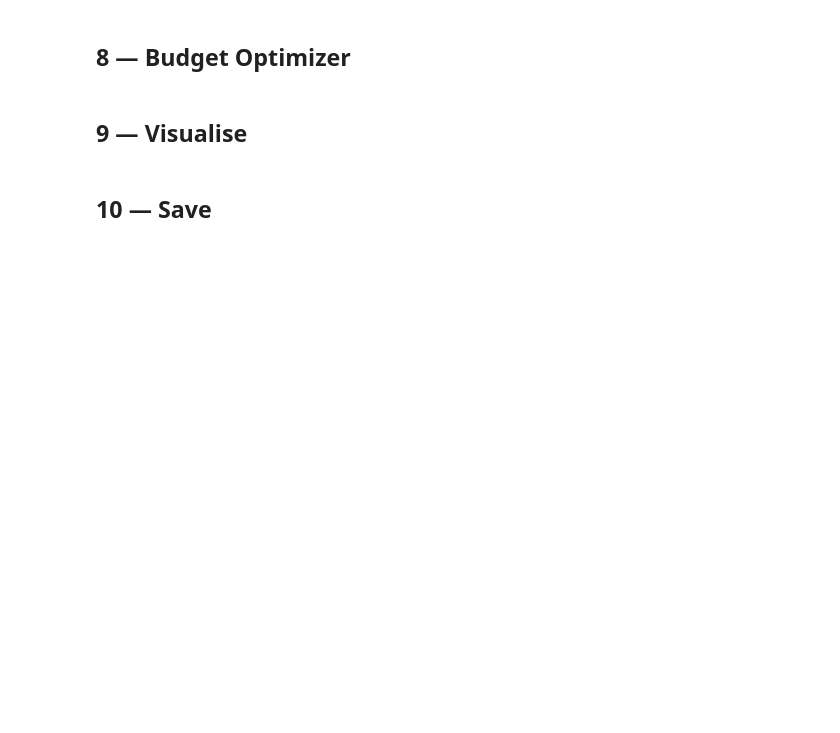
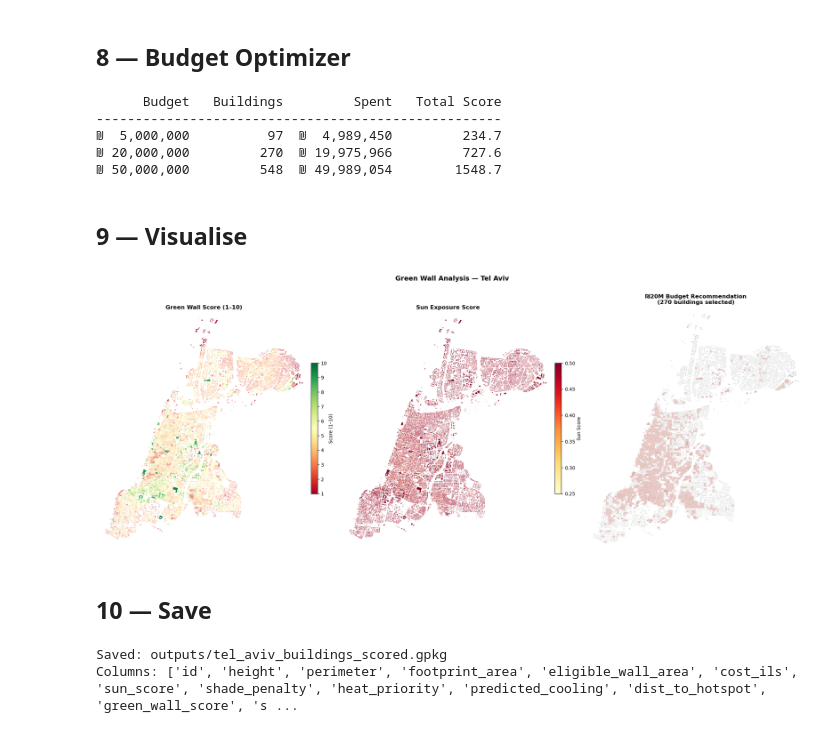
Before and after one commit to omerbu604/Green-walls-for-heat-islands, a Jupyter notebook: notebooks/05_green_wall_scoring.ipynb, the cells around one changed output. Cells and saved outputs as stored; diff of their text form; code cells hidden in the pictures; blank space fills up the shorter version.

```diff
--- a/notebooks/05_green_wall_scoring.ipynb
+++ b/notebooks/05_green_wall_scoring.ipynb
@@ -39,5 +45,5 @@ OUT  = Path('../outputs')
 COVERAGE_RATIO  = 0.4    # fraction of wall area covered by vegetation
 COST_PER_M2     = 1500   # ILS per m²
 SHADE_RADIUS    = 25     # metres — check for taller buildings within this distance to south
-DECAY_DISTANCE  = 50     # metres — distance decay constant
+DECAY_DISTANCE  = 300    # metres — distance decay constant (urban cooling influence radius)
 print('Setup OK')
@@ -78,6 +93,9 @@ sun_score_building = Σ(sun_score × wall_length) / Σ(wall_length)
 # %%
 def building_sun_score(geom):
     """Weighted-average sun score across all wall segments of a building polygon."""
+    # Some buildings are MultiPolygons — use the largest part
+    if geom.geom_type == 'MultiPolygon':
+        geom = max(geom.geoms, key=lambda g: g.area)
     coords = list(geom.exterior.coords)
     total_weighted, total_length = 0.0, 0.0
     for i in range(len(coords) - 1):
@@ -189,8 +218,10 @@ raw_score = (
     * (buildings['predicted_cooling'] + 0.01)   # +0.01 avoids zero for buildings with no modelled cooling
 )
 
-# Normalise to 1–10
-buildings['green_wall_score'] = 1 + 9 * (raw_score - raw_score.min()) / (raw_score.max() - raw_score.min())
+# Log-transform before normalising: a handful of buildings on hotspots produce extreme
+# raw values; a plain min-max would crush everyone else to ~1. log1p spreads the scale.
+raw_log = np.log1p(raw_score)
+buildings['green_wall_score'] = 1 + 9 * (raw_log - raw_log.min()) / (raw_log.max() - raw_log.min())
 buildings['score_per_cost']   = buildings['green_wall_score'] / buildings['cost_ils'].clip(lower=1)
 
 print(buildings['green_wall_score'].describe().round(2))
@@ -221,47 +270,59 @@ for b in budgets:
     ids, spent, score = budget_optimizer(buildings, b)
     results[b] = ids
     print(f"₪{b:>11,.0f}  {len(ids):>10,}  ₪{spent:>11,.0f}  {score:>12.1f}")
+# %% [output]
+      Budget   Buildings         Spent   Total Score
+----------------------------------------------------
+₪  5,000,000          97  ₪  4,989,450         234.7
+₪ 20,000,000         270  ₪ 19,975,966         727.6
+₪ 50,000,000         548  ₪ 49,989,054        1548.7
 # %% [markdown]
 ## 9 — Visualise
 # %%
 buildings_wgs = buildings.to_crs(4326)
 grid_wgs      = grid.to_crs(4326)
 border        = gpd.read_file('../Layers/tel_aviv_border.geojson')
+minx, miny, maxx, maxy = buildings_wgs.total_bounds
+pad = 0.003
 
-fig, axes = plt.subplots(1, 3, figsize=(20, 9))
+fig, axes = plt.subplots(1, 3, figsize=(21, 9))
 
 # --- Green wall score map ---
 ax = axes[0]
-score_cmap = plt.cm.RdYlGn
-buildings_wgs.plot(column='green_wall_score', cmap=score_cmap,
-                   legend=True, legend_kwds={'label':'Score (1–10)', 'shrink':0.7},
-                   linewidth=0.1, edgecolor='none', ax=ax)
+buildings_wgs.plot(column='green_wall_score', cmap='RdYlGn',
+                   legend=True, legend_kwds={'label':'Score (1–10)', 'shrink':0.6, 'fraction':0.03, 'pad':0.01},
+                   linewidth=0, edgecolor='none', ax=ax)
 border.boundary.plot(ax=ax, color='black', linewidth=0.8)
+ax.set_xlim(minx - pad, maxx + pad); ax.set_ylim(miny - pad, maxy + pad)
 ax.set_title('Green Wall Score (1–10)', fontweight='bold'); ax.axis('off')
 
 # --- Sun score map ---
 ax = axes[1]
 buildings_wgs.plot(column='sun_score', cmap='YlOrRd',
-                   legend=True, legend_kwds={'label':'Sun Score', 'shrink':0.7},
-                   linewidth=0.1, edgecolor='none', ax=ax)
+                   legend=True, legend_kwds={'label':'Sun Score', 'shrink':0.6, 'fraction':0.03, 'pad':0.01},
+                   linewidth=0, edgecolor='none', ax=ax)
 border.boundary.plot(ax=ax, color='black', linewidth=0.8)
+ax.set_xlim(minx - pad, maxx + pad); ax.set_ylim(miny - pad, maxy + pad)
 ax.set_title('Sun Exposure Score', fontweight='bold'); ax.axis('off')
 
 # --- Budget recommendation map (₪20M scenario) ---
 ax = axes[2]
 selected_ids = set(results[20_000_000])
 buildings_wgs['selected_20m'] = buildings_wgs['id'].isin(selected_ids)
-buildings_wgs[~buildings_wgs['selected_20m']].plot(ax=ax, color='#e0e0e0', linewidth=0, edgecolor='none')
-buildings_wgs[ buildings_wgs['selected_20m']].plot(ax=ax, color='#2ecc71', linewidth=0, edgecolor='none')
-grid_wgs[grid_wgs['is_hotspot']==1].plot(ax=ax, color='#e74c3c', alpha=0.15, edgecolor='none')
+buildings_wgs[~buildings_wgs['selected_20m']].plot(ax=ax, color='#d0d0d0', linewidth=0, edgecolor='none')
+buildings_wgs[ buildings_wgs['selected_20m']].plot(ax=ax, color='#27ae60', linewidth=0, edgecolor='none')
+grid_wgs[grid_wgs['is_hotspot']==1].plot(ax=ax, color='#e74c3c', alpha=0.2, edgecolor='none')
 border.boundary.plot(ax=ax, color='black', linewidth=0.8)
+ax.set_xlim(minx - pad, maxx + pad); ax.set_ylim(miny - pad, maxy + pad)
 ax.set_title(f'₪20M Budget Recommendation\n({len(results[20_000_000]):,} buildings selected)', fontweight='bold')
 ax.axis('off')
 
 plt.suptitle('Green Wall Analysis — Tel Aviv', fontsize=14, fontweight='bold')
 plt.tight_layout()
 plt.savefig(OUT / 'green_wall_scoring.png', dpi=150, bbox_inches='tight')
 plt.show()
+# %% [output]
+[figure, added]
 # %% [markdown]
 ## 10 — Save
 # %%
@@ -273,3 +334,6 @@ out_cols = ['id','height','perimeter','footprint_area','eligible_wall_area',
 buildings[out_cols].to_file(OUT / 'tel_aviv_buildings_scored.gpkg', driver='GPKG')
 print('Saved: outputs/tel_aviv_buildings_scored.gpkg')
 print(f'Columns: {out_cols}')
+# %% [output]
+Saved: outputs/tel_aviv_buildings_scored.gpkg
+Columns: ['id', 'height', 'perimeter', 'footprint_area', 'eligible_wall_area', 'cost_ils', 'sun_score', 'shade_penalty', 'heat_priority', 'predicted_cooling', 'dist_to_hotspot', 'green_wall_score', 's ...
```
Also changed, not shown: parts of 9 cells of this notebook, 2 other files.
